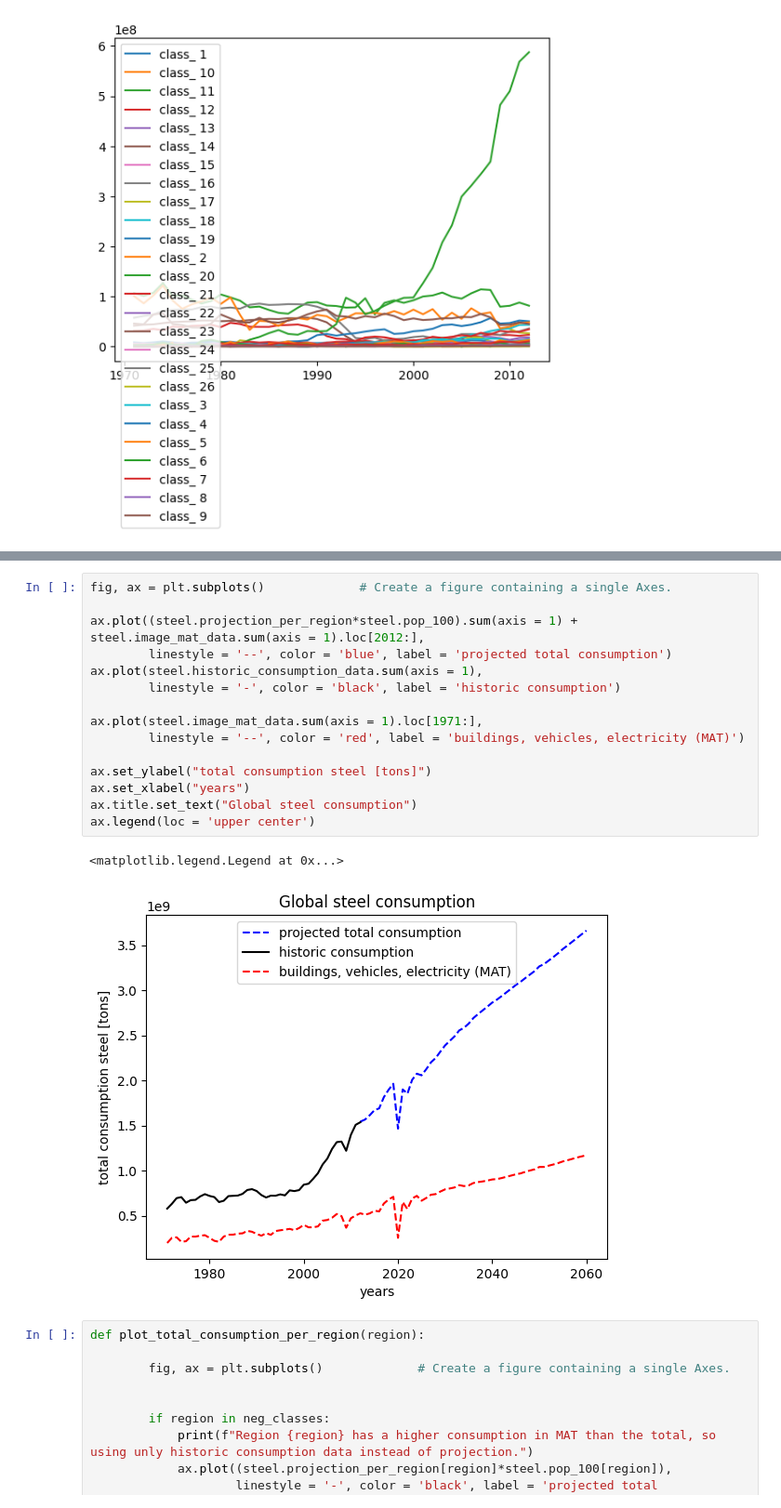
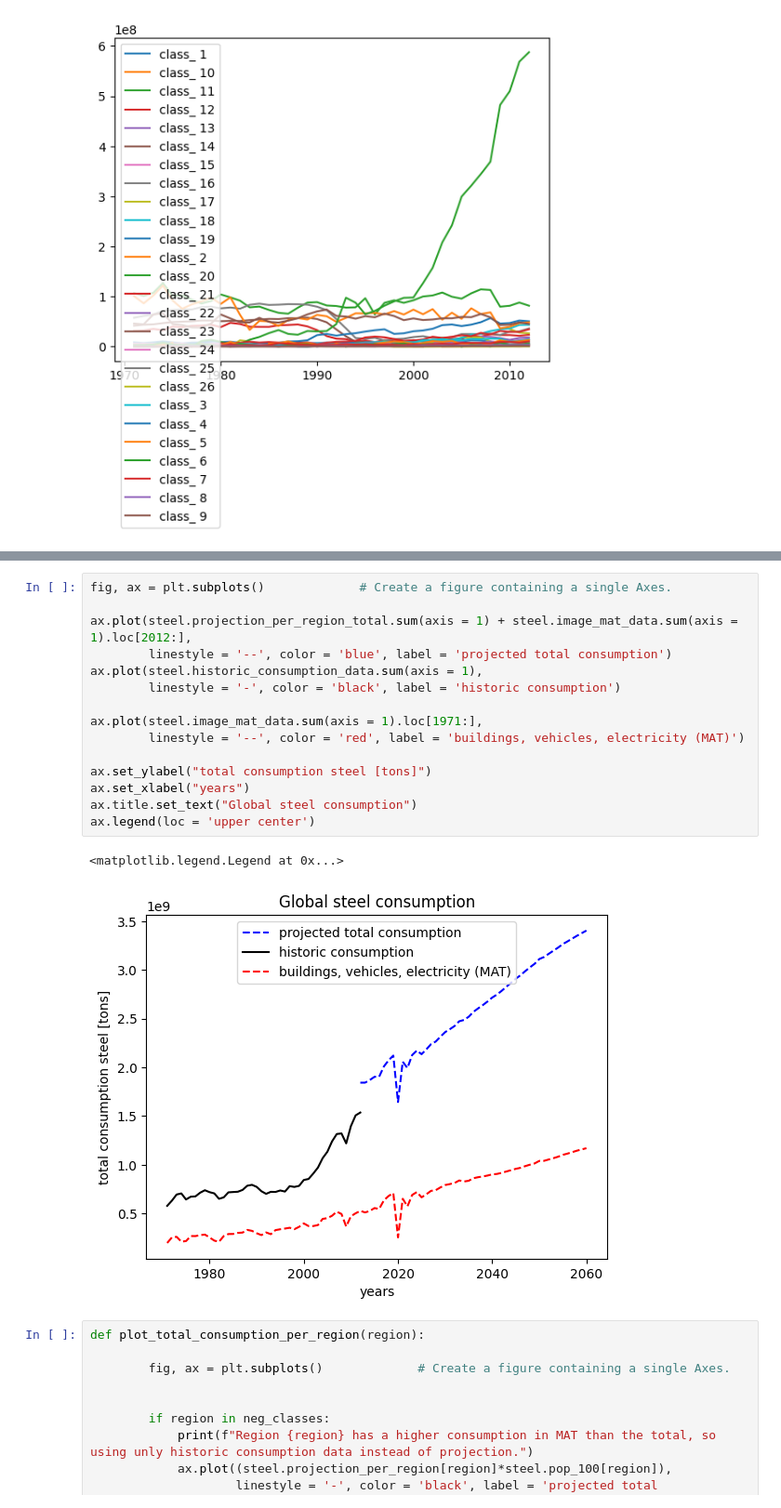
Before and after one commit to imagepbl/image-materials, a Jupyter notebook: imagematerials/rest_of/steel.ipynb, the cells around one changed output, grey strips where cells are left out. Shown: that part at 93% size. Drawn from its saved outputs; the diff is of its cells as text.

Commit message:
steel grouping regions

```diff
--- a/imagematerials/rest_of/steel.ipynb
+++ b/imagematerials/rest_of/steel.ipynb
@@ -150,21 +122,21 @@ ax.legend(loc = 'center left', bbox_to_anchor=(-0.5, 0.5))
 # %%
 fig, ax = plt.subplots()             # Create a figure containing a single Axes.
 
-ax.plot((steel.projection_per_region*steel.pop_100).sum(axis = 1) + steel.image_mat_data.sum(axis = 1).loc[2012:],
+ax.plot(steel.projection_per_region_total.sum(axis = 1) + steel.image_mat_data.sum(axis = 1).loc[2012:],
         linestyle = '--', color = 'blue', label = 'projected total consumption')
 ax.plot(steel.historic_consumption_data.sum(axis = 1),
         linestyle = '-', color = 'black', label = 'historic consumption')
 
 ax.plot(steel.image_mat_data.sum(axis = 1).loc[1971:],
         linestyle = '--', color = 'red', label = 'buildings, vehicles, electricity (MAT)')
 
 ax.set_ylabel("total consumption steel [tons]")
 ax.set_xlabel("years")
 ax.title.set_text("Global steel consumption")
 ax.legend(loc = 'upper center')
 # %% [output]
 <matplotlib.legend.Legend at 0x...>
-[figure, old version]
+[figure, new version]
 # %%
 def plot_total_consumption_per_region(region):
 
```
Also changed, not shown: parts of 6 cells of this notebook, 2 other files.
